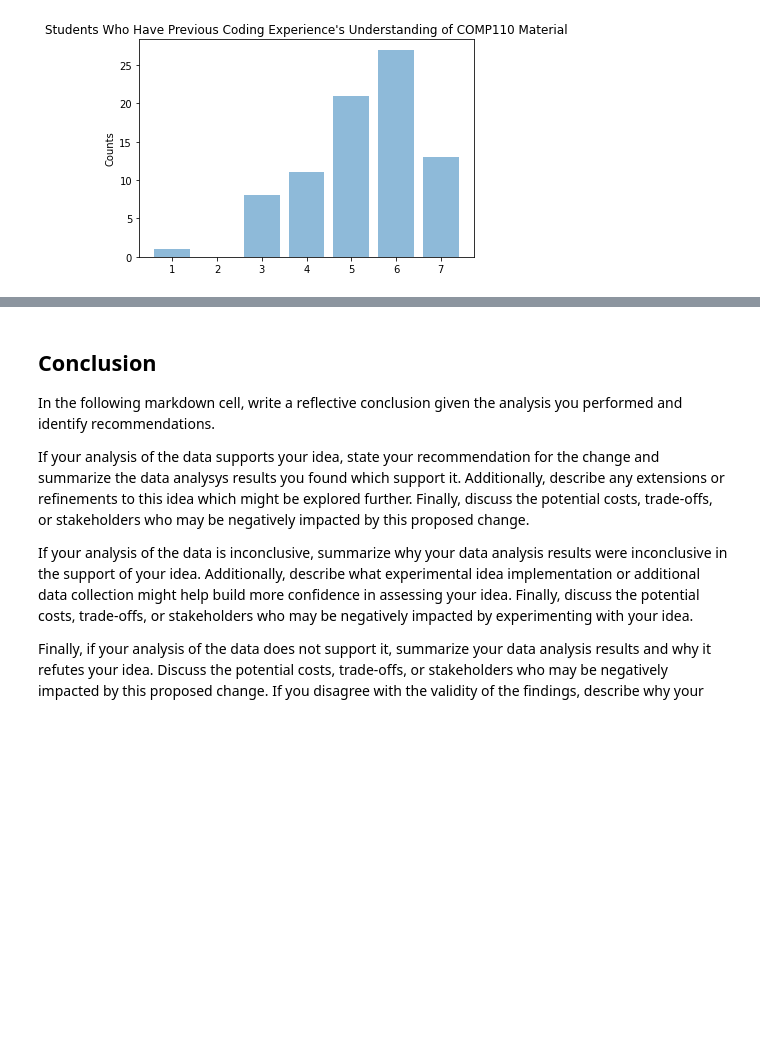
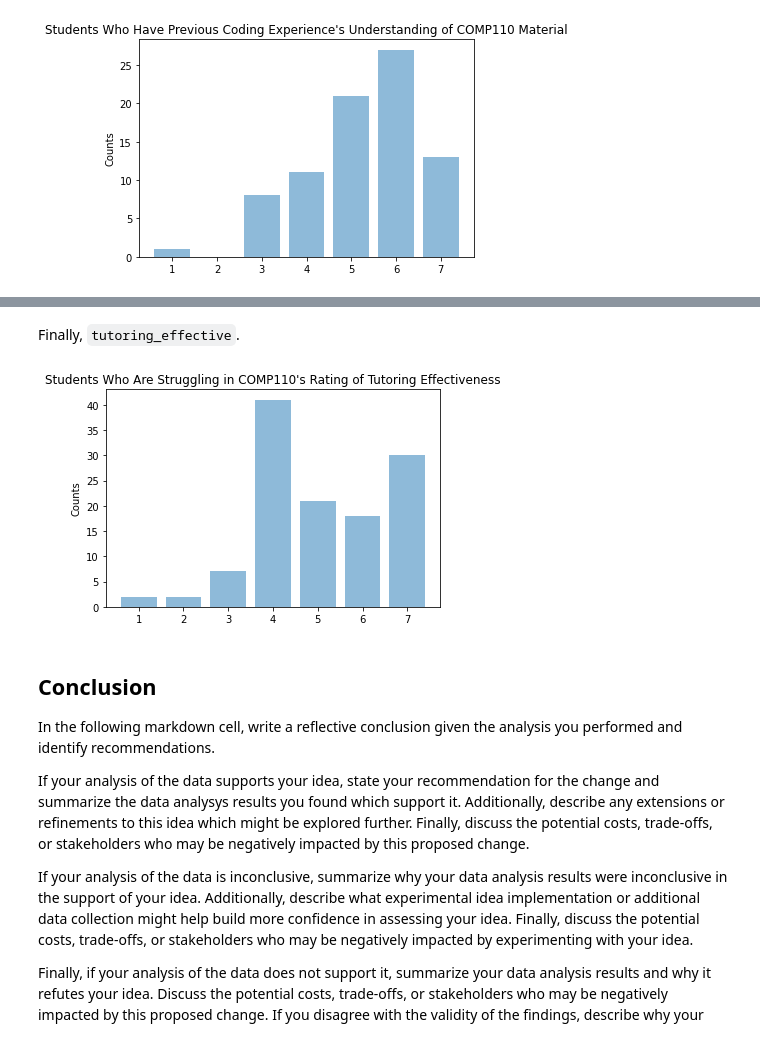
Before and after one commit to mnk48/comp110-22s-workspace, a Jupyter notebook: exercises/ex08/analysis.ipynb, the cells around one changed output, grey strips where cells are left out. Drawn from its saved outputs; the diff is of its cells as text; code cells hidden in the pictures; blank space fills up the shorter version.

```diff
--- a/exercises/ex08/analysis.ipynb
+++ b/exercises/ex08/analysis.ipynb
@@ -315,3 +354,18 @@ KeyError: 'oh_effective'
+# %% [markdown]
+Finally, `tutoring_effective`.
+# %%
+labels = ['1', '2', '3', '4', '5', '6', '7']
+y_pos = [0, 1, 2, 3, 4, 5, 6]
+counts = [2, 2, 7, 41, 21, 18, 30]
+
+plt.bar(y_pos, counts, align='center', alpha=0.5)
+plt.xticks(y_pos, labels)
+plt.ylabel('Counts')
+plt.title("Students Who Are Struggling in COMP110's Rating of Tutoring Effectiveness")
+
+plt.show()
+# %% [output]
+[figure, added]
 # %% [markdown]
 ## Conclusion
 
```
Also changed, not shown: parts of 6 cells of this notebook, 1 other file.
